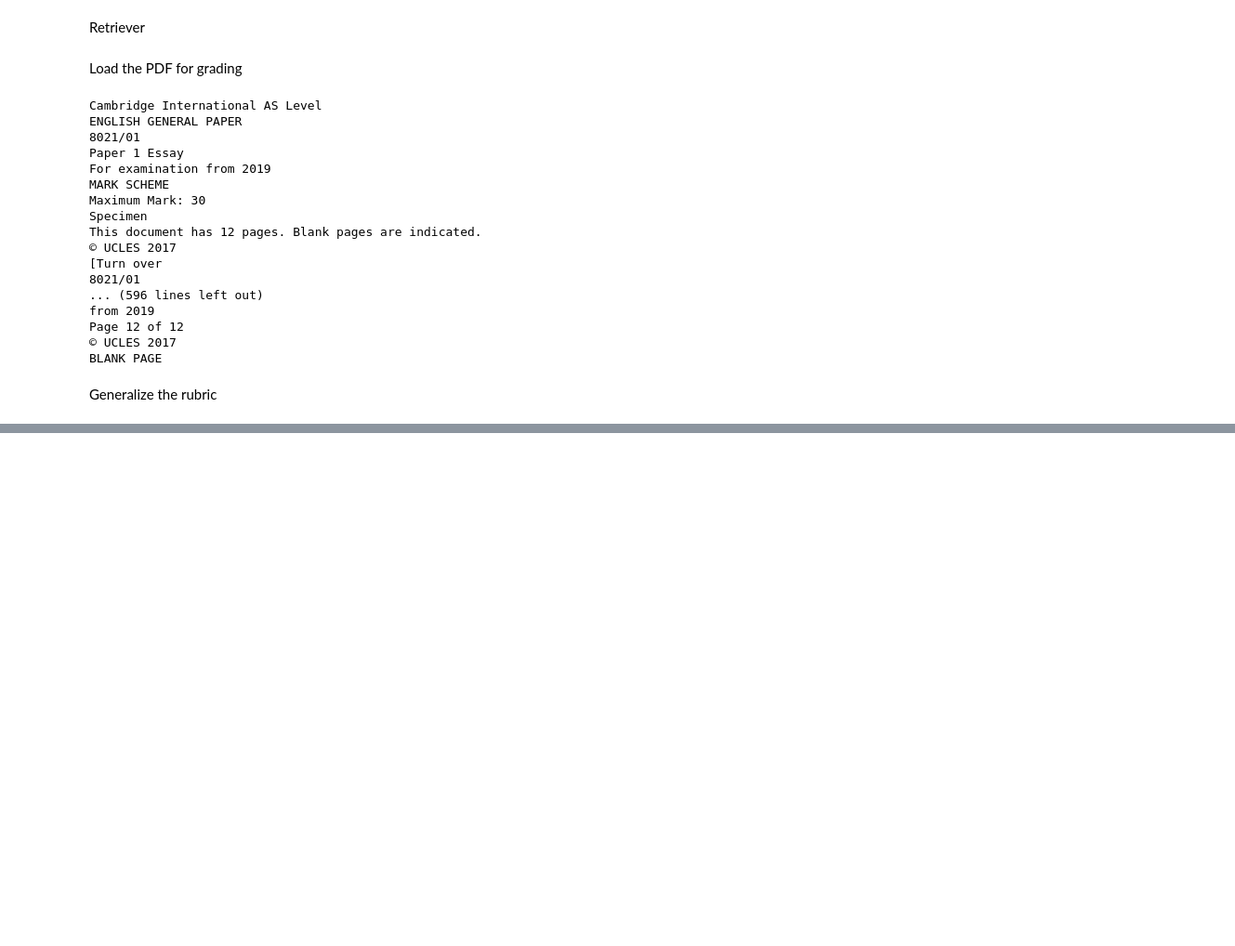
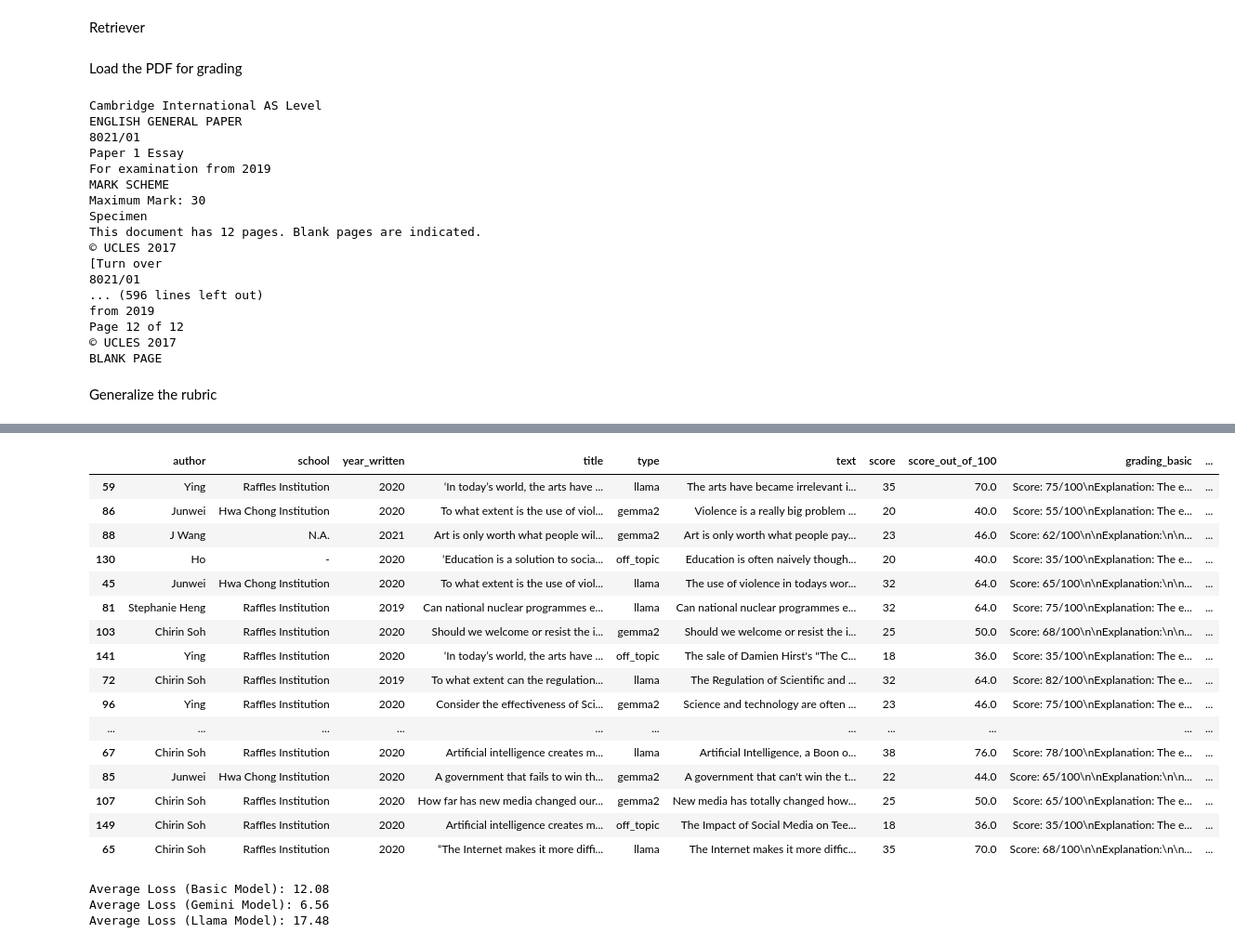
Before and after one commit to graysonjova/BT5153-Essay, a Jupyter notebook: BT5153.ipynb, the cells around one changed output, grey strips where cells are left out. Shown: that part at 93% size. Cells and saved outputs as stored; diff of their text form; code cells hidden in the pictures; blank space fills up the shorter version.

```diff
--- a/BT5153.ipynb
+++ b/BT5153.ipynb
@@ -434,0 +368,3 @@ print(df5[["title", "explanation", "explanation2", "final_score"]])
+# %%
+student_answers = df[df['type'] != 'original'].copy()
+student_answers['score_out_of_100'] = student_answers['score'].apply(lambda x: float(re.search(r"(\d+\.?\d*)", x).group(1)) * 2 if isinstance(x, str) else None)
@@ -434,0 +380,9 @@ print(df5[["title", "explanation", "explanation2", "final_score"]])
+# %%
+from sklearn.model_selection import train_test_split
+
+# Perform train/test split
+train, test = train_test_split(student_answers, test_size=0.2, random_state=42)  # 80% train, 20% test
+
+# Display the sizes of each split
+print(f"Train size: {len(train)}")
+print(f"Test size: {len(test)}")
@@ -434,0 +529,2 @@ print(df5[["title", "explanation", "explanation2", "final_score"]])
+# %%
+test_rows = test.copy()
@@ -434,0 +598,61 @@ print(df5[["title", "explanation", "explanation2", "final_score"]])
+# %%
+import time
+
+# Grade with model answers and off-topic detection (llama) with throttling
+def throttled_grade_essay_llama(row, rubric):
+    time.sleep(2)  # Wait for 2 seconds between calls (60 seconds / 30 calls)
+    return grade_essay_llama(
+        row["text"],
+        row["title"],
+        rubric,
+        get_top_essays_by_title(
+            model_df=model_answers,
+            titles=model_answers['title'].tolist(),
+            query_title=row['title'],
+            top_k=1,
+            store_path="title_index"
+        )["top_titles"]
+    )
+
+test_rows["grading_llama"] = test_rows.apply(
+    lambda row: throttled_grade_essay_llama(row, rubric),
+    axis=1
+)
+
+# — extract score & explanation —
+test_rows[["score_llama", "explanation_llama"]] = test_rows["grading_llama"].apply(parse_result)
+
+# Calculate "loss"
+test_rows["loss_llama"] = abs(test_rows["score_llama"].astype(float) - (test_rows["score"].astype(float) * 2))
+# %%
+test_rows
+# %% [output]
+|  | author | school | year_written | title | type | text | score | score_out_of_100 | grading_basic | ... |
+| 59 | Ying | Raffles Institution | 2020 | ‘In today’s world, the arts have ... | llama | The arts have became irrelevant i... | 35 | 70.0 | Score: 75/100\nExplanation: The e... | ... |
+| 86 | Junwei | Hwa Chong Institution | 2020 | To what extent is the use of viol... | gemma2 | Violence is a really big problem ... | 20 | 40.0 | Score: 55/100\nExplanation: The e... | ... |
+| 88 | J Wang | N.A. | 2021 | Art is only worth what people wil... | gemma2 | Art is only worth what people pay... | 23 | 46.0 | Score: 62/100\n\nExplanation:\n\n... | ... |
+| 130 | Ho | - | 2020 | ‘Education is a solution to socia... | off_topic | Education is often naively though... | 20 | 40.0 | Score: 35/100\nExplanation: The e... | ... |
+| 45 | Junwei | Hwa Chong Institution | 2020 | To what extent is the use of viol... | llama | The use of violence in todays wor... | 32 | 64.0 | Score: 65/100\n\nExplanation:\n\n... | ... |
+| 81 | Stephanie Heng | Raffles Institution | 2019 | Can national nuclear programmes e... | llama | Can national nuclear programmes e... | 32 | 64.0 | Score: 75/100\nExplanation: The e... | ... |
+| 103 | Chirin Soh | Raffles Institution | 2020 | Should we welcome or resist the i... | gemma2 | Should we welcome or resist the i... | 25 | 50.0 | Score: 68/100\n\nExplanation:\n\n... | ... |
+| 141 | Ying | Raffles Institution | 2020 | ‘In today’s world, the arts have ... | off_topic | The sale of Damien Hirst's "The C... | 18 | 36.0 | Score: 35/100\nExplanation: The e... | ... |
+| 72 | Chirin Soh | Raffles Institution | 2019 | To what extent can the regulation... | llama | The Regulation of Scientific and ... | 32 | 64.0 | Score: 82/100\nExplanation: The e... | ... |
+| 96 | Ying | Raffles Institution | 2020 | Consider the effectiveness of Sci... | gemma2 | Science and technology are often ... | 23 | 46.0 | Score: 75/100\nExplanation: The e... | ... |
+| ... | ... | ... | ... | ... | ... | ... | ... | ... | ... | ... |
+| 67 | Chirin Soh | Raffles Institution | 2020 | Artificial intelligence creates m... | llama | Artificial Intelligence, a Boon o... | 38 | 76.0 | Score: 78/100\nExplanation: The e... | ... |
+| 85 | Junwei | Hwa Chong Institution | 2020 | A government that fails to win th... | gemma2 | A government that can't win the t... | 22 | 44.0 | Score: 65/100\n\nExplanation:\n\n... | ... |
+| 107 | Chirin Soh | Raffles Institution | 2020 | How far has new media changed our... | gemma2 | New media has totally changed how... | 25 | 50.0 | Score: 65/100\nExplanation: The e... | ... |
+| 149 | Chirin Soh | Raffles Institution | 2020 | Artificial intelligence creates m... | off_topic | The Impact of Social Media on Tee... | 18 | 36.0 | Score: 35/100\nExplanation: The e... | ... |
+| 65 | Chirin Soh | Raffles Institution | 2020 | “The Internet makes it more diffi... | llama | The Internet makes it more diffic... | 35 | 70.0 | Score: 68/100\n\nExplanation:\n\n... | ... |
+# %%
+average_loss_basic = test_rows["loss_basic_model"].mean()
+average_loss_gemini = test_rows["loss_gemini"].mean()
+average_loss_llama = test_rows["loss_llama"].mean()
+
+print(f"Average Loss (Basic Model): {average_loss_basic}")
+print(f"Average Loss (Gemini Model): {average_loss_gemini}")
+print(f"Average Loss (Llama Model): {average_loss_llama}")
+# %% [output]
+Average Loss (Basic Model): 12.08
+Average Loss (Gemini Model): 6.56
+Average Loss (Llama Model): 17.48
```
Also changed, not shown: parts of 35 cells of this notebook, 11 other files.
